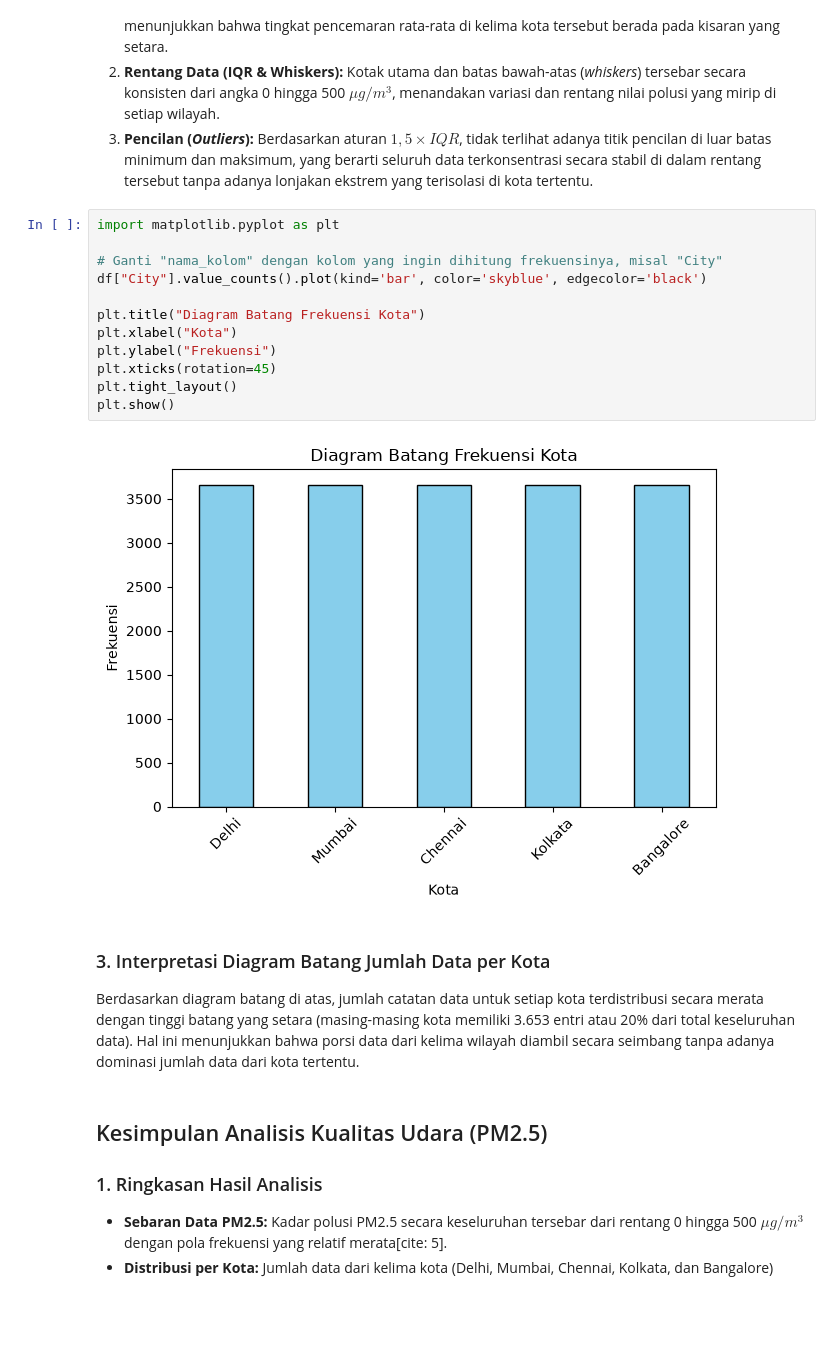
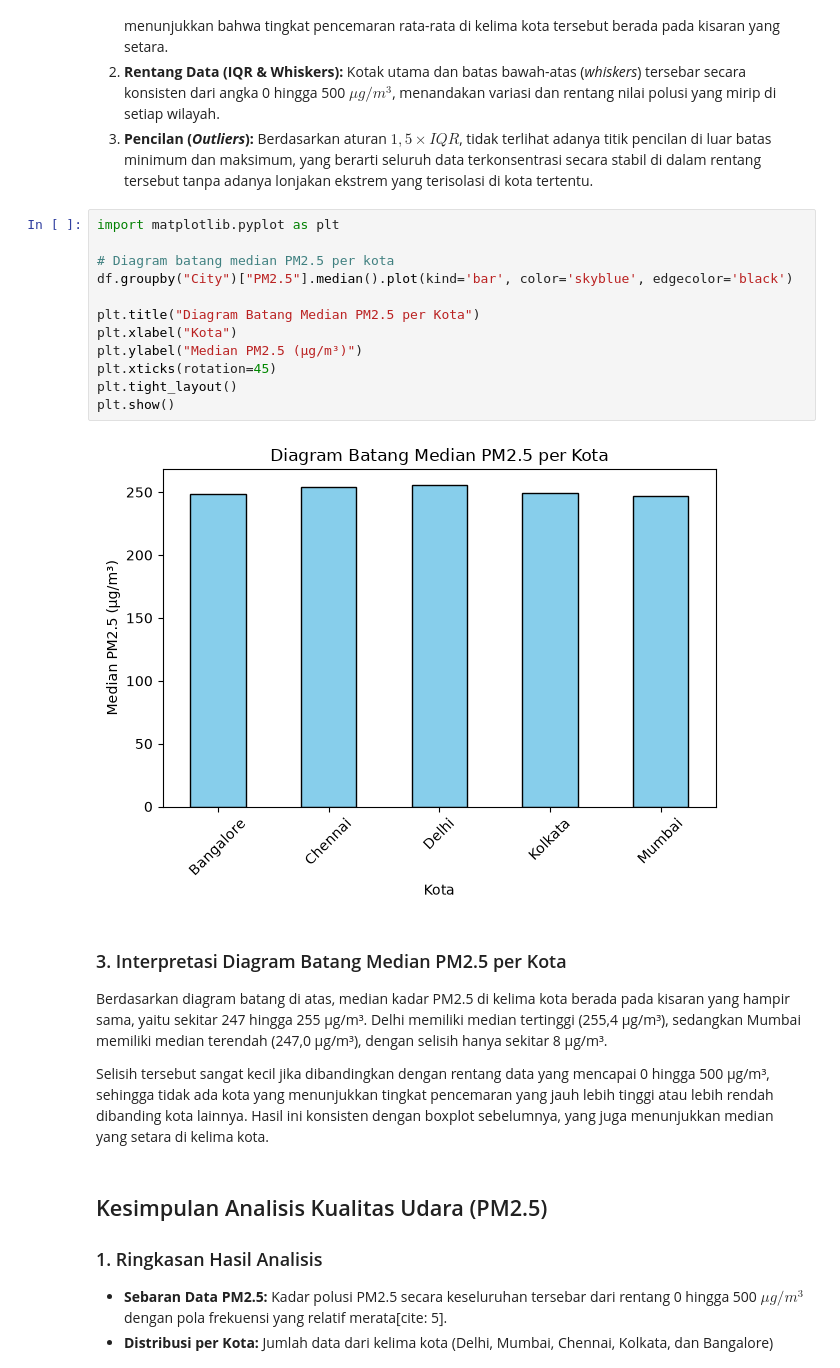
Before and after one commit to josuachristiano44-creator/proyek1-eda-kelompok-04, a Jupyter notebook: eda_kelompok_04.ipynb, the cells around one changed output. Saved outputs shown, nothing was run; the diff lists cells and outputs as text; blank space fills up the shorter version.

```diff
--- a/eda_kelompok_04.ipynb
+++ b/eda_kelompok_04.ipynb
@@ -167,20 +156,23 @@ Berdasarkan grafik boxplot di atas, sebaran kadar PM2.5 di kelima kota (Delhi, M
 # %%
 import matplotlib.pyplot as plt
 
-# Ganti "nama_kolom" dengan kolom yang ingin dihitung frekuensinya, misal "City"
-df["City"].value_counts().plot(kind='bar', color='skyblue', edgecolor='black')
+# Diagram batang median PM2.5 per kota
+df.groupby("City")["PM2.5"].median().plot(kind='bar', color='skyblue', edgecolor='black')
 
-plt.title("Diagram Batang Frekuensi Kota")
+plt.title("Diagram Batang Median PM2.5 per Kota")
 plt.xlabel("Kota")
-plt.ylabel("Frekuensi")
+plt.ylabel("Median PM2.5 (µg/m³)")
 plt.xticks(rotation=45)
 plt.tight_layout()
 plt.show()
 # %% [output]
-[figure, old version]
+[figure, new version]
 # %% [markdown]
-### 3. Interpretasi Diagram Batang Jumlah Data per Kota
-Berdasarkan diagram batang di atas, jumlah catatan data untuk setiap kota terdistribusi secara merata dengan tinggi batang yang setara (masing-masing kota memiliki 3.653 entri atau 20% dari total keseluruhan data). Hal ini menunjukkan bahwa porsi data dari kelima wilayah diambil secara seimbang tanpa adanya dominasi jumlah data dari kota tertentu.
+### 3. Interpretasi Diagram Batang Median PM2.5 per Kota
+
+Berdasarkan diagram batang di atas, median kadar PM2.5 di kelima kota berada pada kisaran yang hampir sama, yaitu sekitar 247 hingga 255 µg/m³. Delhi memiliki median tertinggi (255,4 µg/m³), sedangkan Mumbai memiliki median terendah (247,0 µg/m³), dengan selisih hanya sekitar 8 µg/m³.
+
+Selisih tersebut sangat kecil jika dibandingkan dengan rentang data yang mencapai 0 hingga 500 µg/m³, sehingga tidak ada kota yang menunjukkan tingkat pencemaran yang jauh lebih tinggi atau lebih rendah dibanding kota lainnya. Hasil ini konsisten dengan boxplot sebelumnya, yang juga menunjukkan median yang setara di kelima kota.
 # %% [markdown]
 ## Kesimpulan Analisis Kualitas Udara (PM2.5)
 
```
Also changed, not shown: parts of 1 cell of this notebook.
